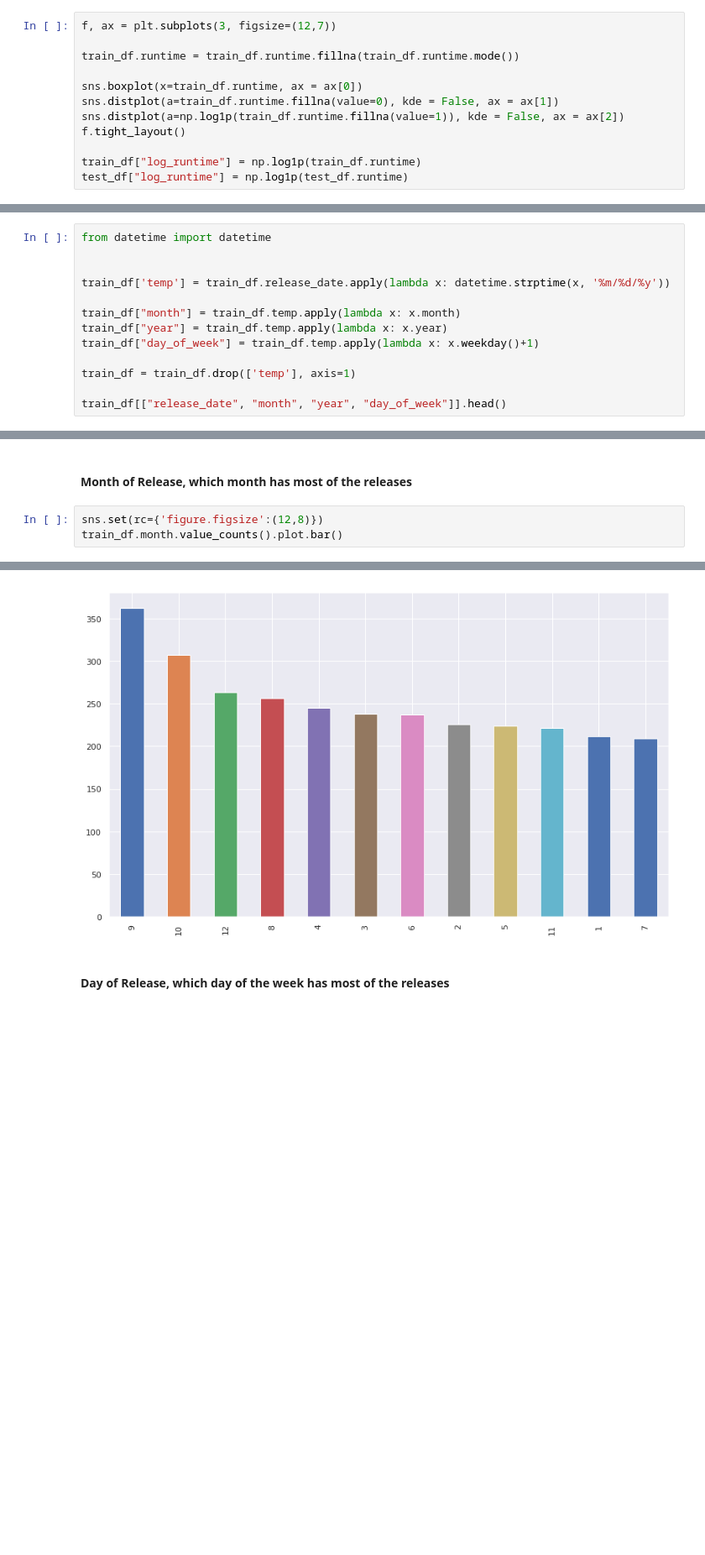
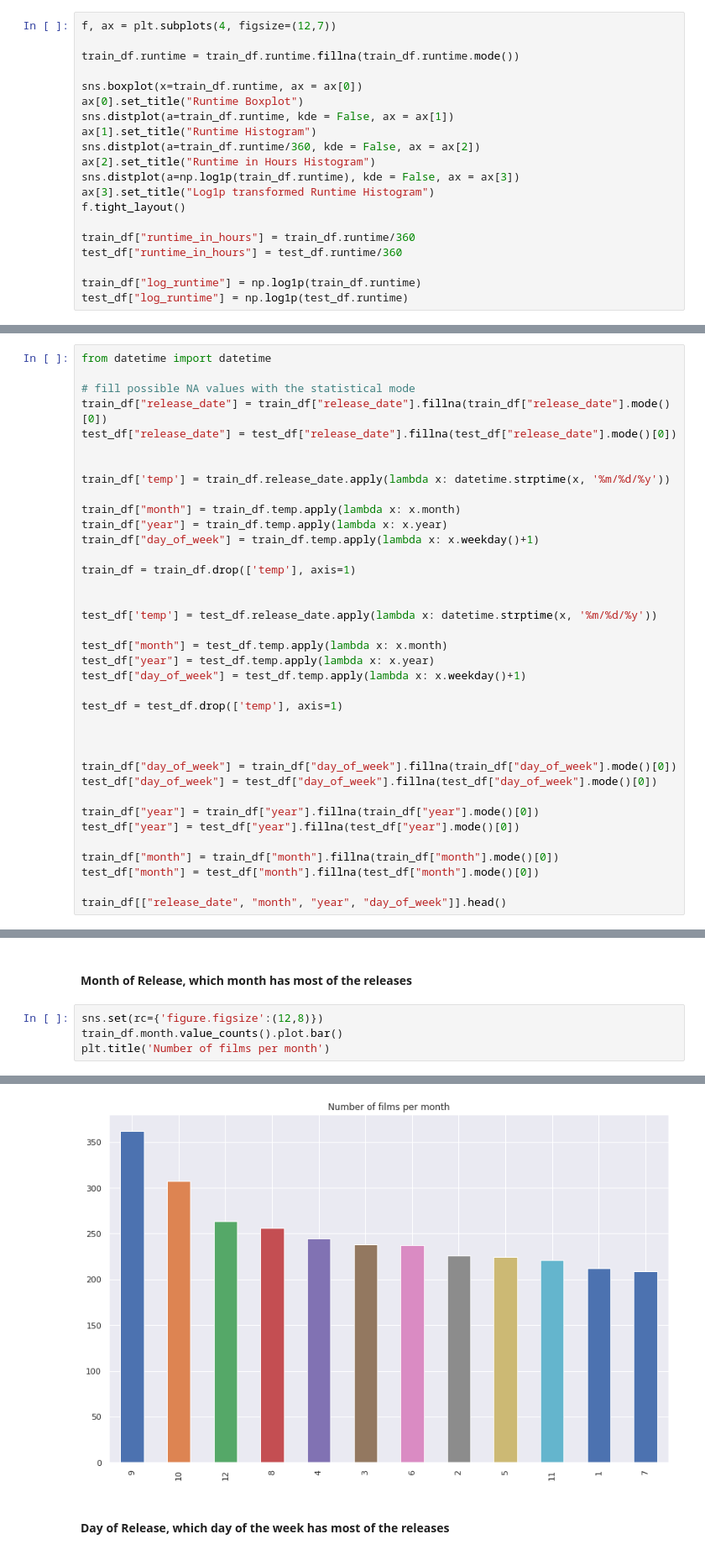
Before and after one commit to praxitelisk/TMDB-Box-Office-Prediction, a Jupyter notebook: TMDB Box Office Prediction EDA + ML.ipynb, the cells around one changed output, grey strips where cells are left out. Shown at 84% size. Drawn from its saved outputs; the diff is of its cells as text; blank space fills up the shorter version.

```diff
--- a/TMDB Box Office Prediction EDA + ML.ipynb
+++ b/TMDB Box Office Prediction EDA + ML.ipynb
@@ -281,12 +286,20 @@ train_df["runtime"] = train_df["runtime"].fillna(train_df["runtime"].mode()[0])
 # %%
-f, ax = plt.subplots(3, figsize=(12,7))
+f, ax = plt.subplots(4, figsize=(12,7))
 
 train_df.runtime = train_df.runtime.fillna(train_df.runtime.mode())
 
 sns.boxplot(x=train_df.runtime, ax = ax[0])
-sns.distplot(a=train_df.runtime.fillna(value=0), kde = False, ax = ax[1])
-sns.distplot(a=np.log1p(train_df.runtime.fillna(value=1)), kde = False, ax = ax[2])
+ax[0].set_title("Runtime Boxplot")
+sns.distplot(a=train_df.runtime, kde = False, ax = ax[1])
+ax[1].set_title("Runtime Histogram")
+sns.distplot(a=train_df.runtime/360, kde = False, ax = ax[2])
+ax[2].set_title("Runtime in Hours Histogram")
+sns.distplot(a=np.log1p(train_df.runtime), kde = False, ax = ax[3])
+ax[3].set_title("Log1p transformed Runtime Histogram")
 f.tight_layout()
+
+train_df["runtime_in_hours"] = train_df.runtime/360
+test_df["runtime_in_hours"] = test_df.runtime/360
 
 train_df["log_runtime"] = np.log1p(train_df.runtime)
 test_df["log_runtime"] = np.log1p(test_df.runtime)
@@ -295,5 +310,9 @@ test_df["log_runtime"] = np.log1p(test_df.runtime)
 # %%
 from datetime import datetime
+
+# fill possible NA values with the statistical mode
+train_df["release_date"] = train_df["release_date"].fillna(train_df["release_date"].mode()[0])
+test_df["release_date"] = test_df["release_date"].fillna(test_df["release_date"].mode()[0])
 
 
 train_df['temp'] = train_df.release_date.apply(lambda x: datetime.strptime(x, '%m/%d/%y'))
@@ -304,6 +323,26 @@ train_df["day_of_week"] = train_df.temp.apply(lambda x: x.weekday()+1)
 
 train_df = train_df.drop(['temp'], axis=1)
 
+
+test_df['temp'] = test_df.release_date.apply(lambda x: datetime.strptime(x, '%m/%d/%y'))
+
+test_df["month"] = test_df.temp.apply(lambda x: x.month)
+test_df["year"] = test_df.temp.apply(lambda x: x.year)
+test_df["day_of_week"] = test_df.temp.apply(lambda x: x.weekday()+1)
+
+test_df = test_df.drop(['temp'], axis=1)
+
+
+
+train_df["day_of_week"] = train_df["day_of_week"].fillna(train_df["day_of_week"].mode()[0])
+test_df["day_of_week"] = test_df["day_of_week"].fillna(test_df["day_of_week"].mode()[0])
+
+train_df["year"] = train_df["year"].fillna(train_df["year"].mode()[0])
+test_df["year"] = test_df["year"].fillna(test_df["year"].mode()[0])
+
+train_df["month"] = train_df["month"].fillna(train_df["month"].mode()[0])
+test_df["month"] = test_df["month"].fillna(test_df["month"].mode()[0])
+
 train_df[["release_date", "month", "year", "day_of_week"]].head()
 # %% [output]
 |  | release_date | month | year | day_of_week |
@@ -317,4 +356,5 @@ train_df[["release_date", "month", "year", "day_of_week"]].head()
 # %%
 sns.set(rc={'figure.figsize':(12,8)})
 train_df.month.value_counts().plot.bar()
+plt.title('Number of films per month')
 # %% [output]
@@ -322,4 +362,4 @@ train_df.month.value_counts().plot.bar()
-[figure, old version]
+[figure, new version]
 # %% [markdown]
 #### Day of Release, which day of the week has most of the releases
 # %%
```
Also changed, not shown: parts of 57 cells of this notebook.
